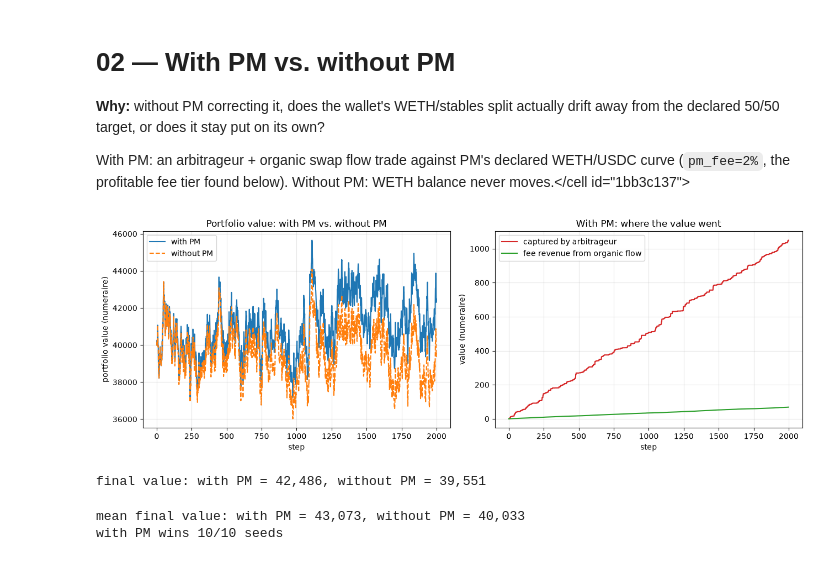
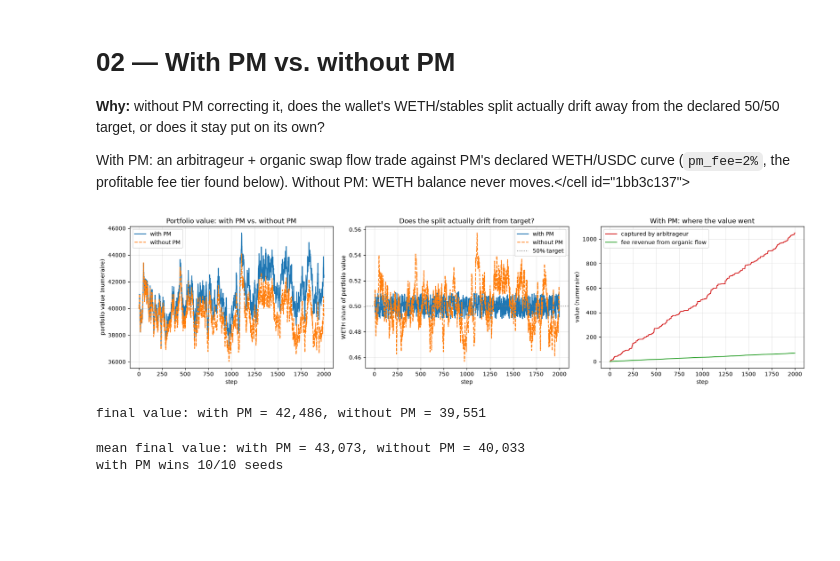
Before and after one commit to bleu/aqua-portfolio-manager, a Jupyter notebook: simulation/notebooks/02_basket_with_without_pm.ipynb, the cells around one changed output. Drawn from its saved outputs; the diff is of its cells as text; code cells hidden in the pictures; blank space fills up the shorter version.

```diff
--- a/simulation/notebooks/02_basket_with_without_pm.ipynb
+++ b/simulation/notebooks/02_basket_with_without_pm.ipynb
@@ -27,39 +27,50 @@ def run_pair(seed, **kwargs):
 
 
 def plot_comparison(world_with, world_without, title):
     total_with = np.array(world_with.metrics.value_a_path) + np.array(world_with.metrics.value_b_path)
     total_without = np.array(world_without.metrics.value_a_path) + np.array(world_without.metrics.value_b_path)
+    weight_a_with = np.array(world_with.metrics.value_a_path) / total_with
+    weight_a_without = np.array(world_without.metrics.value_a_path) / total_without
     arb_captured = np.array(world_with.metrics.captured_value_paths["arbitrageur"])
     organic_captured = np.array(world_with.metrics.captured_value_paths["organic_weth_usdc"])
 
-    fig, (ax1, ax2) = plt.subplots(1, 2, figsize=(13, 4.5))
+    fig, (ax1, ax2, ax3) = plt.subplots(1, 3, figsize=(18, 4.5))
 
     ax1.plot(total_with, label="with PM")
     ax1.plot(total_without, label="without PM", linestyle="--")
     ax1.set_xlabel("step")
     ax1.set_ylabel("portfolio value (numeraire)")
     ax1.set_title(title)
     ax1.legend()
     ax1.grid(alpha=0.3)
 
-    ax2.plot(arb_captured, label="captured by arbitrageur", color="tab:red")
-    ax2.plot(-organic_captured, label="fee revenue from organic flow", color="tab:green")
+    ax2.plot(weight_a_with, label="with PM")
+    ax2.plot(weight_a_without, label="without PM", linestyle="--")
+    ax2.axhline(0.5, color="gray", linestyle=":", label="50% target")
     ax2.set_xlabel("step")
-    ax2.set_ylabel("value (numeraire)")
-    ax2.set_title("With PM: where the value went")
+    ax2.set_ylabel("WETH share of portfolio value")
+    ax2.set_title("Does the split actually drift from target?")
     ax2.legend()
     ax2.grid(alpha=0.3)
+
+    ax3.plot(arb_captured, label="captured by arbitrageur", color="tab:red")
+    ax3.plot(-organic_captured, label="fee revenue from organic flow", color="tab:green")
+    ax3.set_xlabel("step")
+    ax3.set_ylabel("value (numeraire)")
+    ax3.set_title("With PM: where the value went")
+    ax3.legend()
+    ax3.grid(alpha=0.3)
 
     plt.tight_layout()
     plt.show()
 
     print(f"final value: with PM = {total_with[-1]:,.0f}, without PM = {total_without[-1]:,.0f}")
 
 
 world_with, world_without = run_pair(seed=0)
 plot_comparison(world_with, world_without, "Portfolio value: with PM vs. without PM")
 # %% [output]
-[figure, old version]
+[figure, new version]
 final value: with PM = 42,486, without PM = 39,551
 # %%
 final_with, final_without = [], []
```
Also changed, not shown: parts of 1 cell of this notebook, 3 other files.
